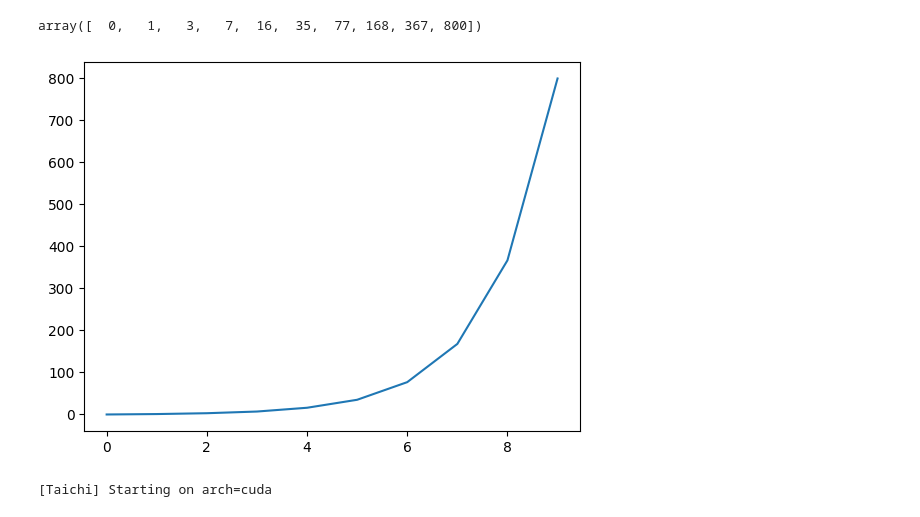
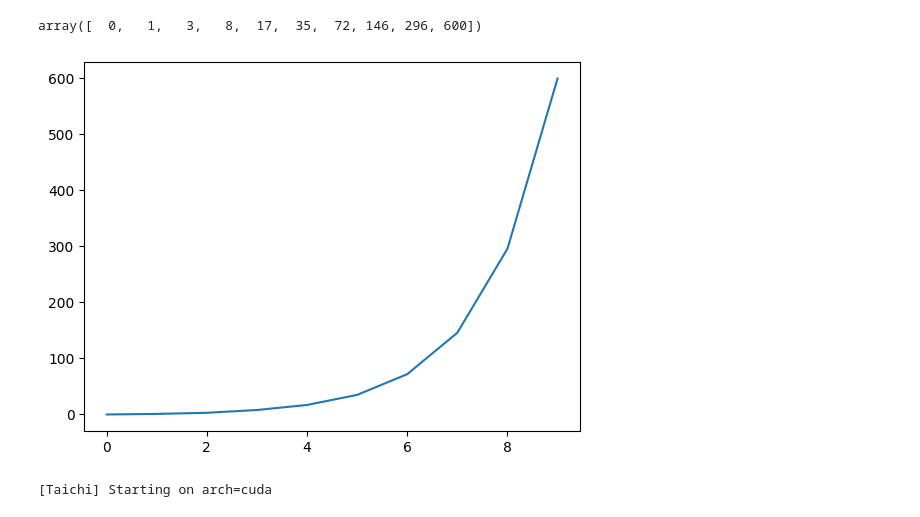
Before and after one commit to ShengzhiWu/moving-sofa-problem, a Jupyter notebook: src/制作动画_房间进化.ipynb, the cells around one changed output. Cells and saved outputs as stored; diff of their text form; code cells hidden in the pictures.

```diff
--- a/src/制作动画_房间进化.ipynb
+++ b/src/制作动画_房间进化.ipynb
@@ -83,13 +76,13 @@ Area = 2.270512
 # %%
 from animation_tools import generate_ids
 
 cycles = 10
-ids = generate_ids(0, 35, 800, cycles)  # 选取将在视频中展示的关键的代。因为初始进化快最终进化慢，后面间隔逐渐扩大
+ids = generate_ids(0, 35, 600, cycles)  # 选取将在视频中展示的关键的代。因为初始进化快最终进化慢，后面间隔逐渐扩大
 plt.plot(ids)
 ids
 # %% [output]
-array([  0,   1,   3,   7,  16,  35,  77, 168, 367, 800])
+array([  0,   1,   3,   8,  17,  35,  72, 146, 296, 600])
-[figure, old version]
+[figure, new version]
 # %%
 # 渲染多个不同形状的房间里相同形状沙发的运动
 
```
Also changed, not shown: parts of 4 cells of this notebook, 3 other files.
